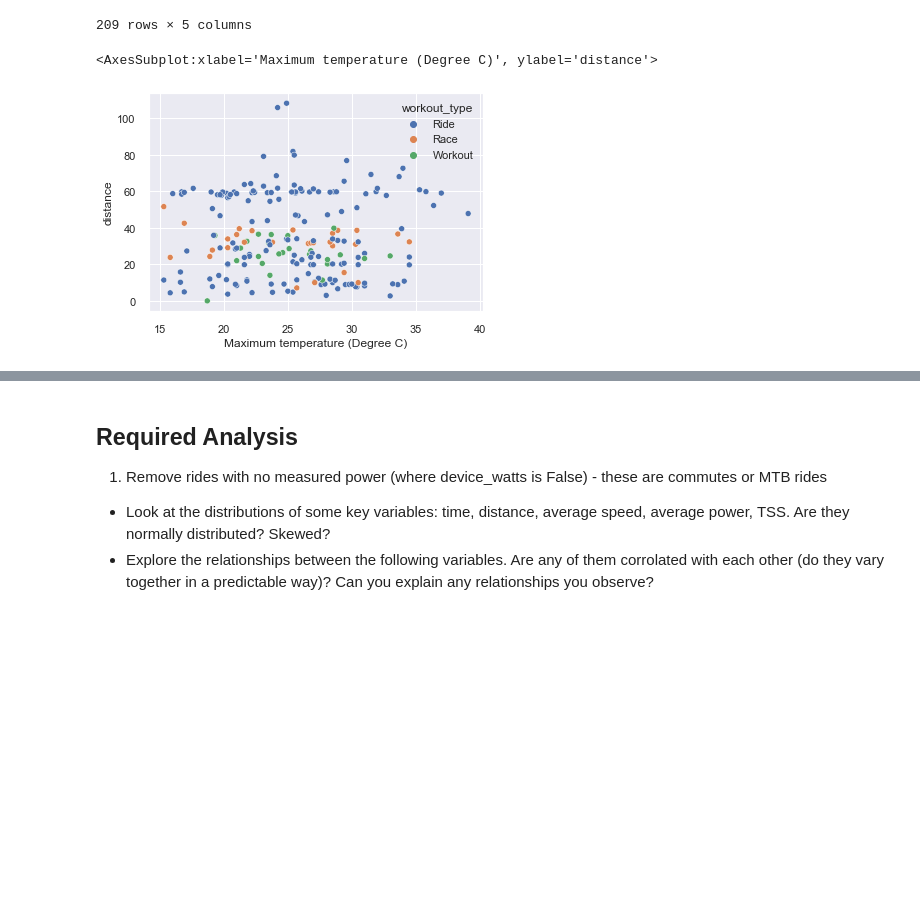
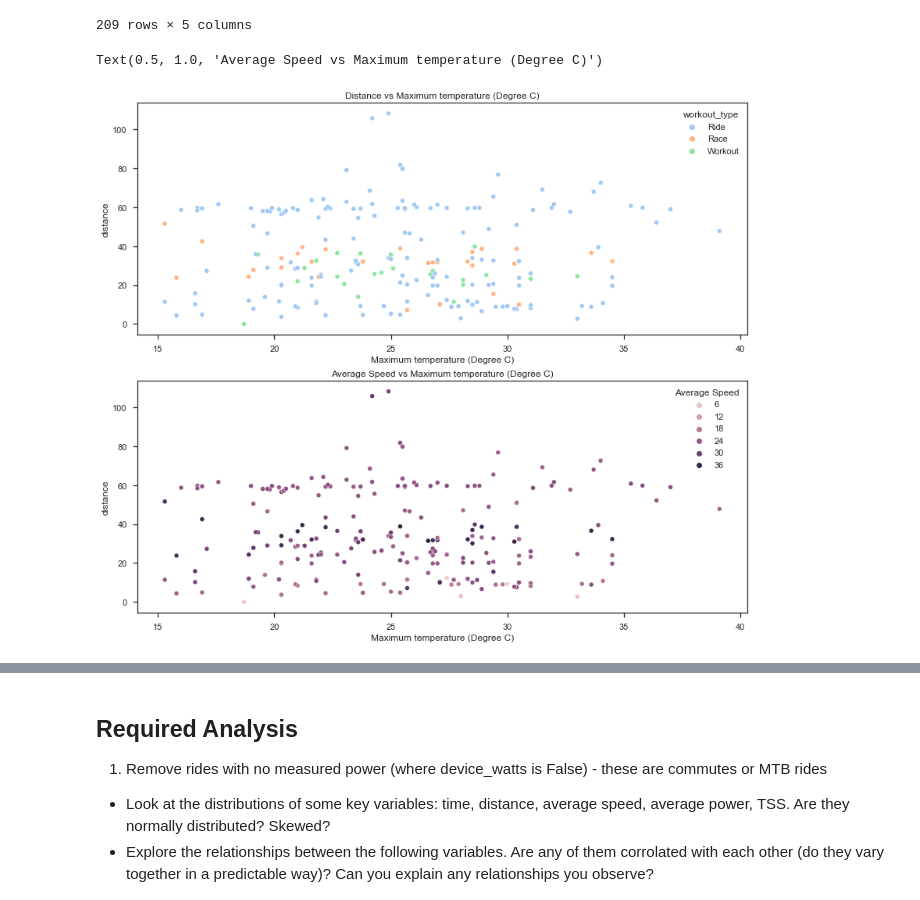
Before and after one commit to mona-piya/DS-portfolio-s1-2021-MonaMunegan, a Jupyter notebook: Portfolio 1.ipynb, the cells around one changed output, grey strips where cells are left out. Drawn from its saved outputs; the diff is of its cells as text; code cells hidden in the pictures; blank space fills up the shorter version.

```diff
--- a/Portfolio 1.ipynb
+++ b/Portfolio 1.ipynb
@@ -382,0 +231,10 @@ sns.boxplot(x = 'workout_type', y='distance', data=result, width=0.5)
+# %%
+#Convert elevation_gain type from obj. to float for further calculation
+
+strava_cheetah['ele_gain1']=strava_cheetah['elevation_gain'].astype(str)
+strava_cheetah['ele_gain2'] = strava_cheetah['ele_gain1'].str[:4]
+strava_cheetah['elevation_f'] = strava_cheetah['ele_gain2'].astype(float)
+
+drop_cols = ['elevation_gain', 'ele_gain1', 'ele_gain2']
+strava_cheetah.drop(drop_cols, axis = 1, inplace = True)
+strava_cheetah
@@ -382,0 +426,13 @@ sns.boxplot(x = 'workout_type', y='distance', data=result, width=0.5)
+# %%
+#Use histograms or box plots to visualise the different distributions of a variable for the three categories.
+#boxplot
+sns.set_theme(style="ticks", palette="pastel")
+# Load the example tips dataset
+tips = sns.load_dataset("tips")
+
+f, axes = plt.subplots(2, 2, figsize = (14, 12))
+sns.boxplot(x='workout_type', y='distance', data=strava_cheetah, width=0.4, ax=axes[0][0]).set_title('A. Distance vs Workout type')
+
+sns.boxplot(x='workout_type', y='Average Heart Rate', data=strava_cheetah, width=0.4, ax=axes[0][1]).set_title('B. Average Heart Rate vs Workout type')
+sns.boxplot(x='workout_type', y='Time Moving', data=strava_cheetah, width=0.4, ax=axes[1][0]).set_title('C. Moving Time vs Workout type')
+sns.boxplot(x='workout_type', y='TSS', data=strava_cheetah, width=0.4, ax=axes[1][1]).set_title('D. TSS vs Workout type')
@@ -491,7 +523,7 @@ weather2019
 # %%
 #Select 2018
 col = ['SC_Date', 'distance', 'Average Speed', 'workout_type']
-result2018 = strava_cheetah[col2018]
+result2018 = strava_cheetah[col]
 result2018 = result2018[result2018.SC_Date <= '2018-12-31']
 
 #strava_cheetah = strava_cheetah.drop(strava_cheetah.index[strava_cheetah.device_watts == False])
@@ -512,7 +544,7 @@ result2018
 104 rows × 4 columns
 # %%
 #Select 2019
-result2019 = strava_cheetah[col2018]
+result2019 = strava_cheetah[col]
 result2019 = result2019[result2019.SC_Date > '2018-12-31']
 
 result2019
@@ -597,7 +629,9 @@ result_w
 209 rows × 5 columns
 # %%
 #distance vs Time Moving (on the three categories: Race, Workout and Ride)
-sns.scatterplot(x='Maximum temperature (Degree C)', y = 'distance', hue='workout_type', data = result_w)
+f, axes = plt.subplots(2, figsize = (14, 12))
+sns.scatterplot(x='Maximum temperature (Degree C)', y = 'distance', hue='workout_type', data = result_w, ax=axes[0]).set_title('Distance vs Maximum temperature (Degree C)')
+sns.scatterplot(x='Maximum temperature (Degree C)', y = 'distance', hue='Average Speed', data = result_w, ax=axes[1]).set_title('Average Speed vs Maximum temperature (Degree C)')
 # %% [output]
-<AxesSubplot:xlabel='Maximum temperature (Degree C)', ylabel='distance'>
+Text(0.5, 1.0, 'Average Speed vs Maximum temperature (Degree C)')
-[figure, old version]
+[figure, new version]
```
Also changed, not shown: parts of 48 cells of this notebook.
